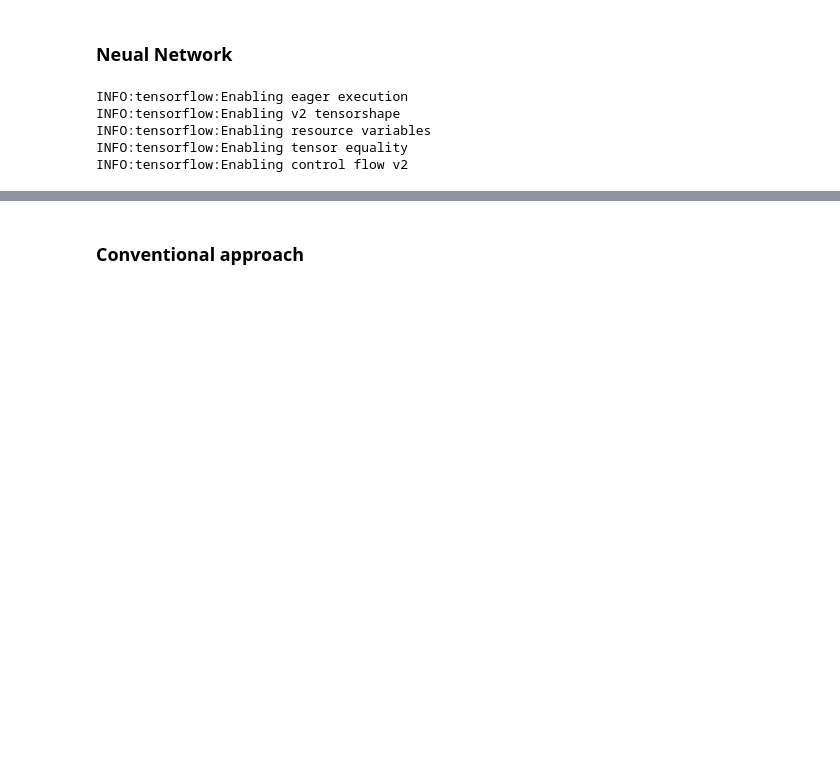
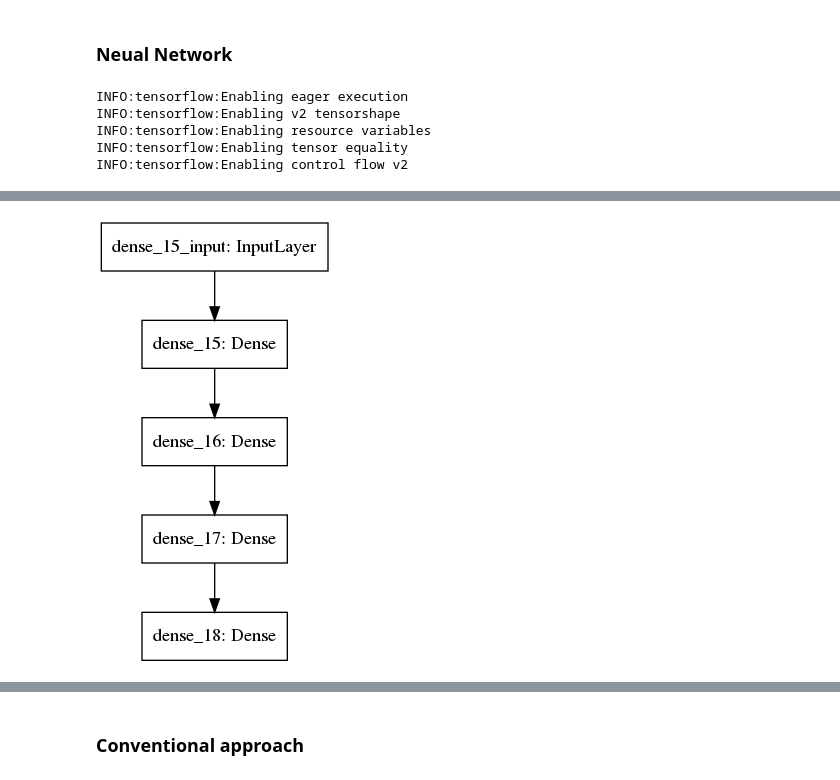
Before and after one commit to dalek7/SKKU_ML_21S, a Jupyter notebook: W13_01_Case_study_NBA.ipynb, the cells around one changed output, grey strips where cells are left out. Cells and saved outputs as stored; diff of their text form; code cells hidden in the pictures; blank space fills up the shorter version.

```diff
--- a/W13_01_Case_study_NBA.ipynb
+++ b/W13_01_Case_study_NBA.ipynb
@@ -248,4 +263,9 @@ Trainable params: 681
 Non-trainable params: 0
 _________________________________________________________________
+# %%
+from tensorflow.keras.utils import plot_model
+plot_model(model, to_file='model.png')
+# %% [output]
+[figure, added]
 # %%
 model.compile(optimizer='adam', loss='binary_crossentropy', metrics=['accuracy'])
```
Also changed, not shown: parts of 23 cells of this notebook.
